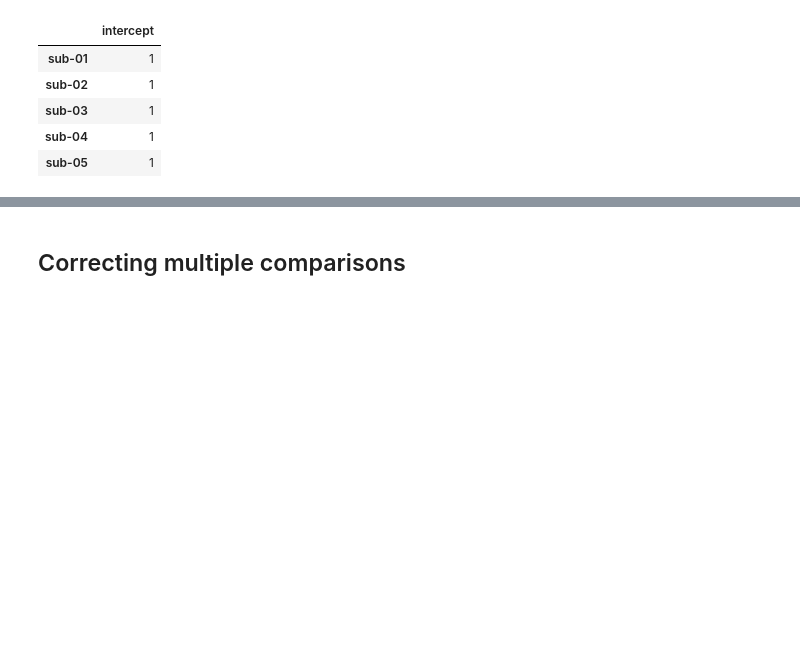
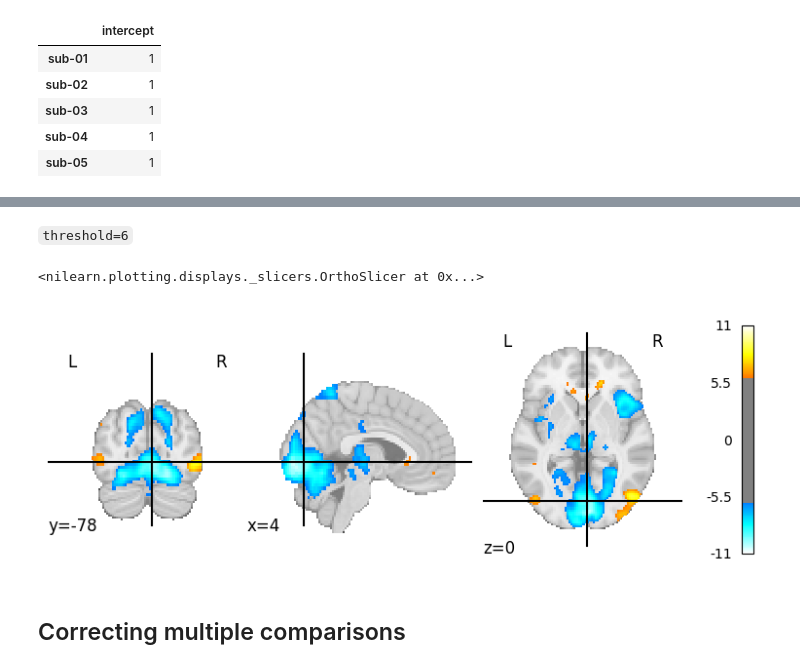
Before and after one commit to dominikpegler/tewa2-neuroimaging, a Jupyter notebook: assignments/Group assignment/Group assignment.ipynb, the cells around one changed output, grey strips where cells are left out. Drawn from its saved outputs; the diff is of its cells as text; code cells hidden in the pictures; blank space fills up the shorter version.

```diff
--- a/assignments/Group assignment/Group assignment.ipynb
+++ b/assignments/Group assignment/Group assignment.ipynb
@@ -228,3 +165,10 @@ done.
+# %% [markdown]
+`threshold=6`
+# %%
+plotting.plot_stat_map(other_self, threshold=6)
+# %% [output]
+<nilearn.plotting.displays._slicers.OrthoSlicer at 0x...>
+[figure, added]
 # %% [markdown]
 ## Correcting multiple comparisons
 # %%
```
Also changed, not shown: parts of 24 cells of this notebook.
